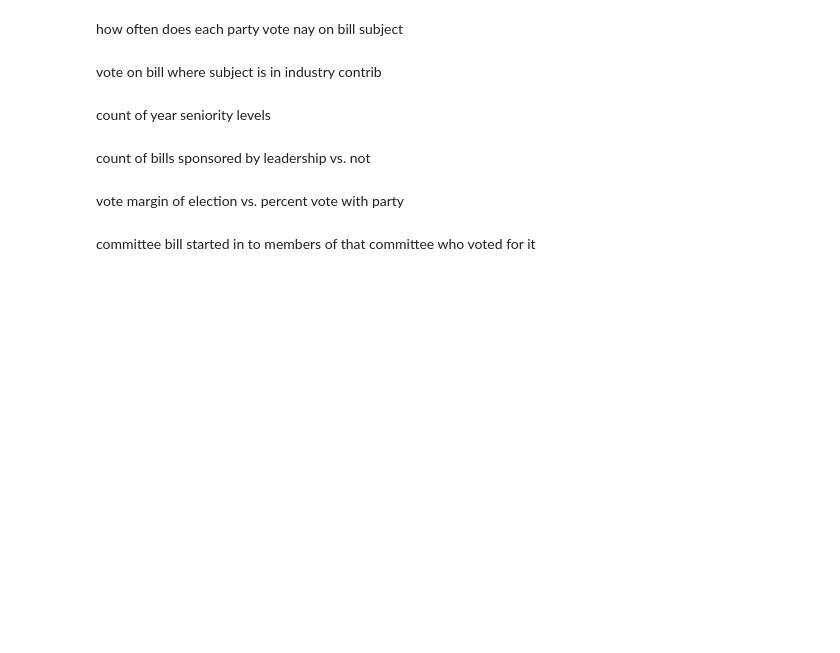
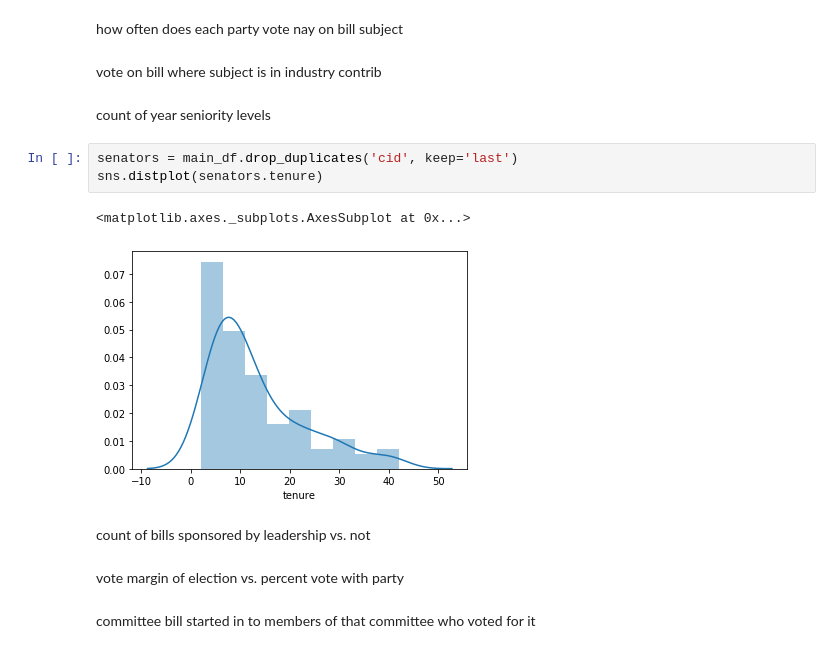
Before and after one commit to zapatos24/senator_nlp_vote_prediction, a Jupyter notebook: Ideas_for_EDA.ipynb, the cells around one changed output. Cells and saved outputs as stored; diff of their text form; blank space fills up the shorter version.

```diff
--- a/Ideas_for_EDA.ipynb
+++ b/Ideas_for_EDA.ipynb
@@ -21,6 +115,12 @@ how often does each party vote nay on bill subject
 vote on bill where subject is in industry contrib
 # %% [markdown]
 count of year seniority levels
+# %%
+senators = main_df.drop_duplicates('cid', keep='last')
+sns.distplot(senators.tenure)
+# %% [output]
+<matplotlib.axes._subplots.AxesSubplot at 0x...>
+[figure, added]
 # %% [markdown]
 count of bills sponsored by leadership vs. not
 # %% [markdown]
```
Also changed, not shown: parts of 7 cells of this notebook, 1 other file.
